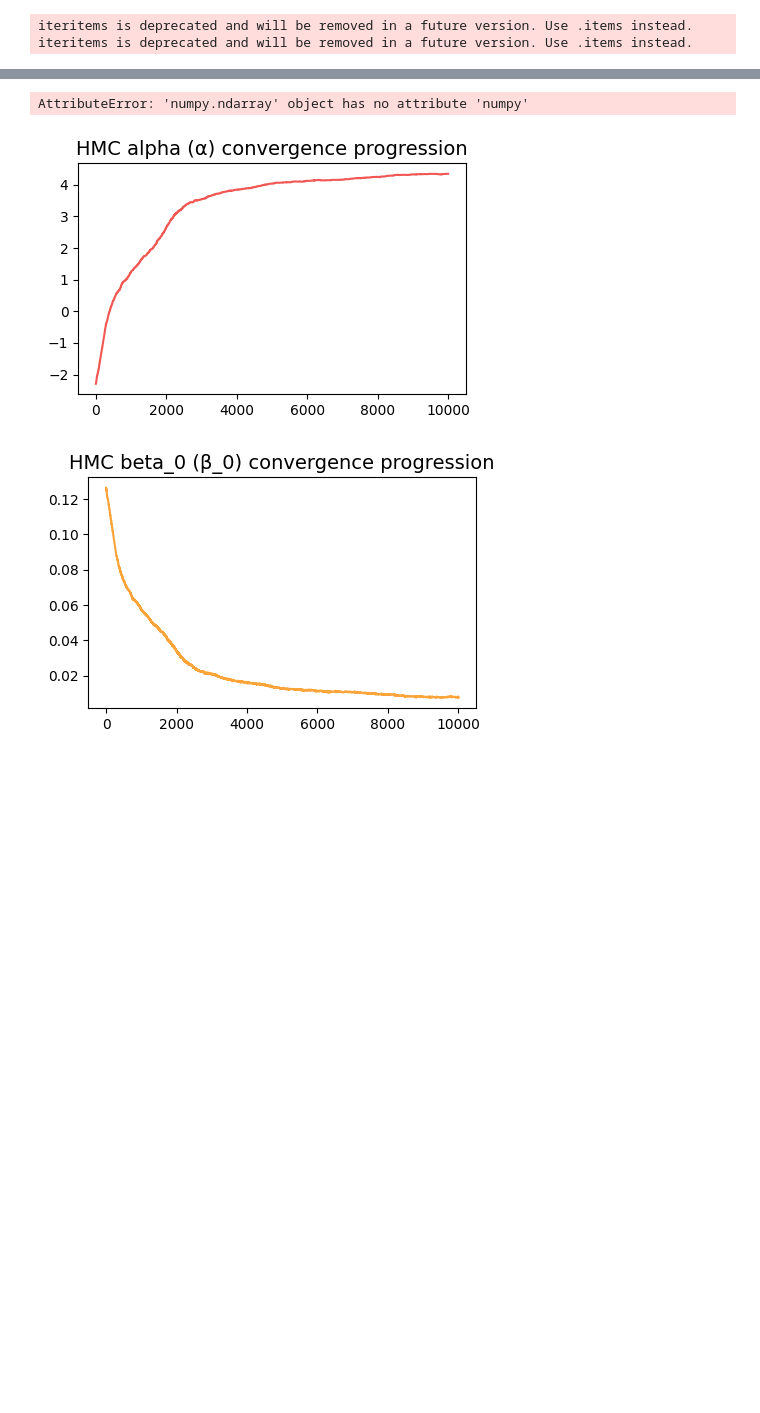
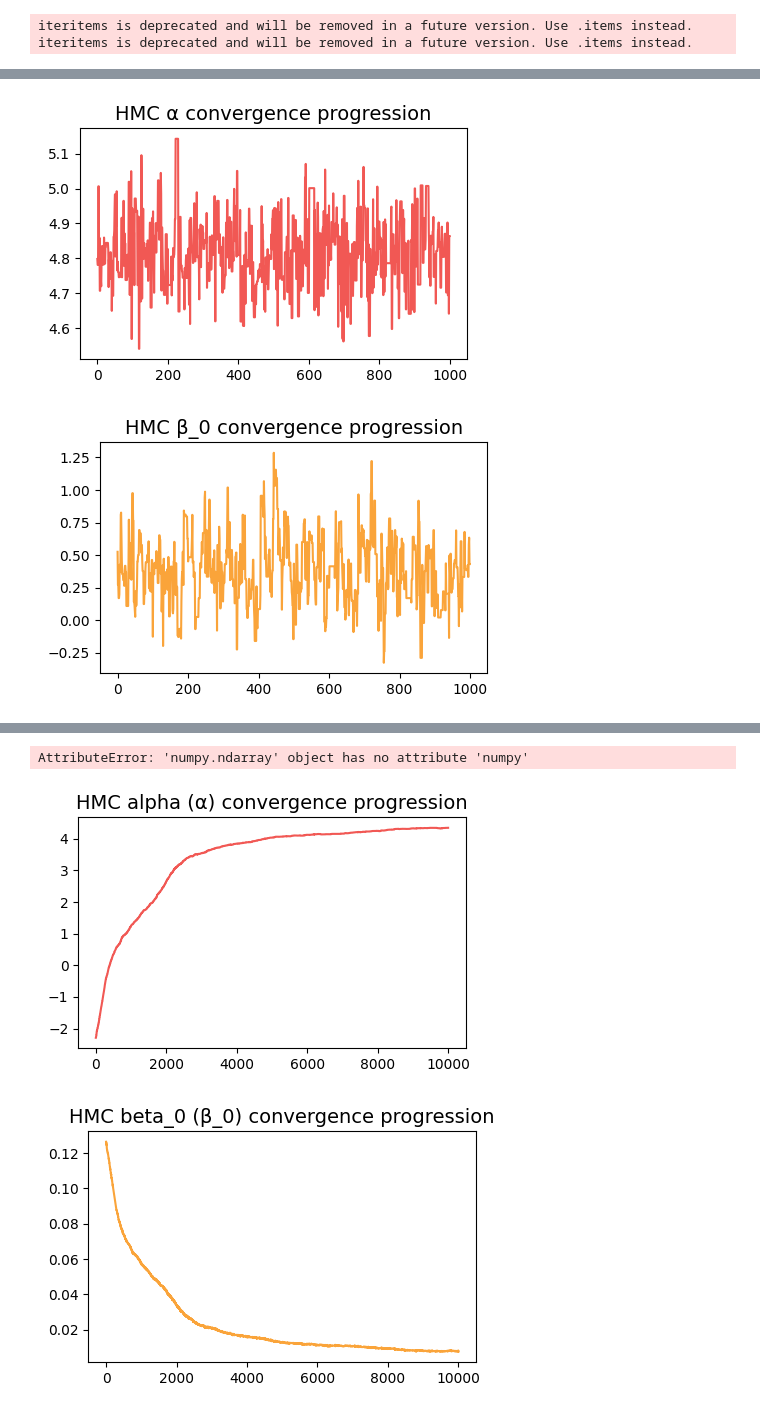
Before and after one commit to thecml/baysurv-wip, a Jupyter notebook: notebooks/mcmc_mul_features.ipynb, the cells around one changed output, grey strips where cells are left out. Drawn from its saved outputs; the diff is of its cells as text; code cells hidden in the pictures; blank space fills up the shorter version.

```diff
--- a/notebooks/mcmc_mul_features.ipynb
+++ b/notebooks/mcmc_mul_features.ipynb
@@ -118,0 +133,14 @@ def run_chain():
+# %%
+# plotting the Posterior Samples
+plt.figure(figsize=(5,3))
+plt.plot(np.arange(number_of_steps), alphas, color=TFColor[0])
+plt.title('HMC α convergence progression', fontsize=14)
+
+for i in range(betas.shape[0]):
+    plt.figure(figsize=(5,3))
+    plt.plot(np.arange(number_of_steps), betas[i], color=TFColor[1])
+    plt.title(f'HMC β_{i} convergence progression', fontsize=14)
+    plt.show()
+# %% [output]
+[figure, added]
+[figure, added]
```
Also changed, not shown: parts of 34 cells of this notebook, 7 other files.
